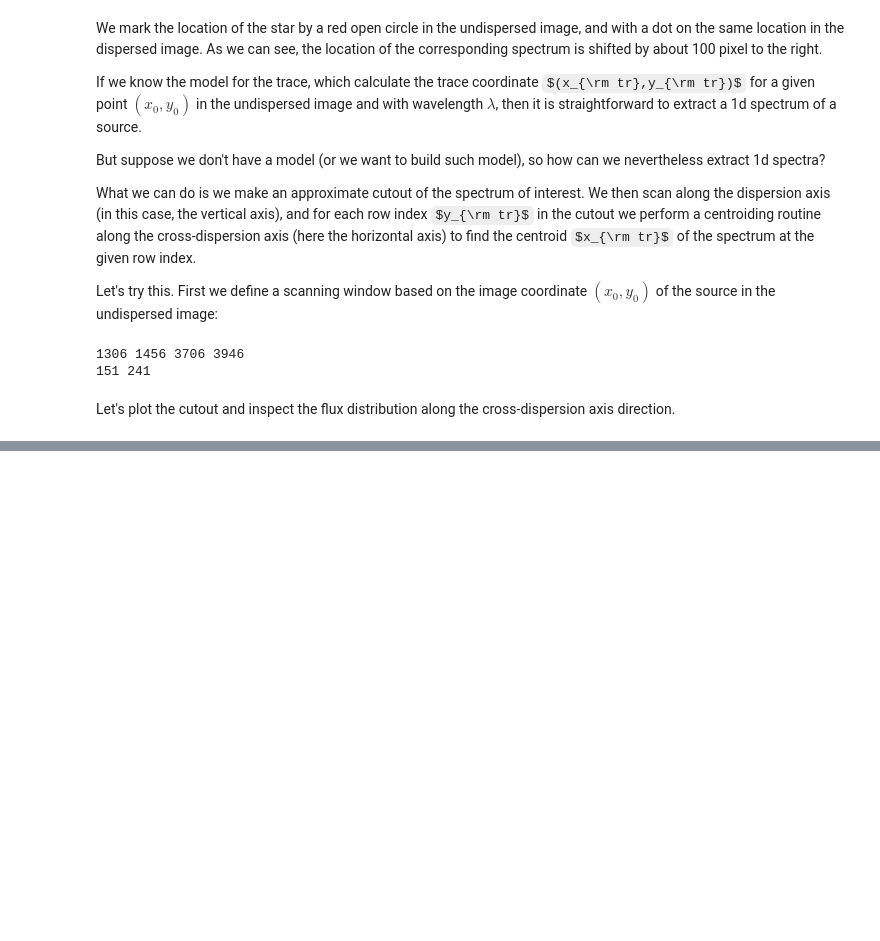
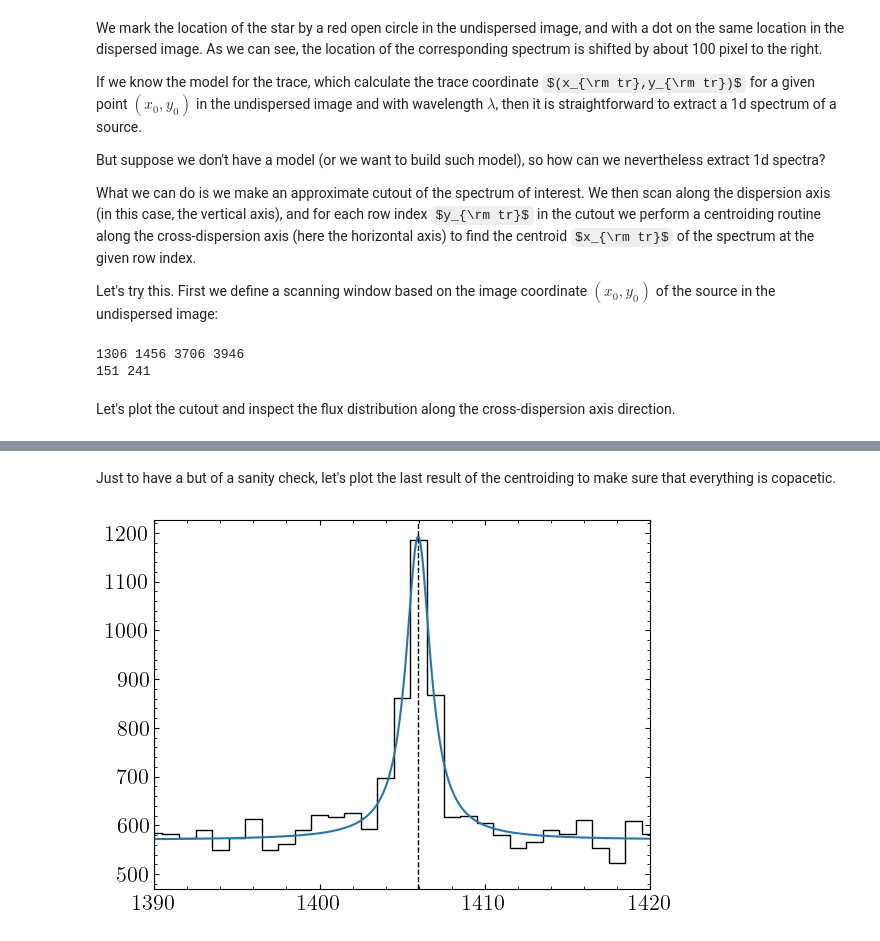
Before and after one commit to sangeetak20/RomanSpectraDataChallenge, a Jupyter notebook: DataChallenge3/prism_demo/prism_1d_spectral_extraction_from_full_detector_images.ipynb, the cells around one changed output, grey strips where cells are left out. Drawn from its saved outputs; the diff is of its cells as text; code cells hidden in the pictures; some formulas as TeX source; blank space fills up the shorter version.

```diff
--- a/DataChallenge3/prism_demo/prism_1d_spectral_extraction_from_full_detector_images.ipynb
+++ b/DataChallenge3/prism_demo/prism_1d_spectral_extraction_from_full_detector_images.ipynb
@@ -402,0 +455,4 @@ for i, y_slice in enumerate(y_slices):
+# %%
+bg_cutout = bg_image.background[y_min:y_max+1, x_min:x_max+1]
+
+bg_upper = bg_image.background_median + 8.0 * bg_image.background_rms_median
@@ -402,0 +597,22 @@ for i, y_slice in enumerate(y_slices):
+# %% [markdown]
+Just to have a but of a sanity check, let's plot the last result of the centroiding to make sure that everything is copacetic.
+# %%
+fig, ax = plt.subplots()
+
+ax.step(x_coords, lsf_plot, where='mid', linewidth=1, color='k')
+
+x_coords_model = np.linspace(x_coords[0], x_coords[-1], 10001, endpoint=True)
+
+ax.plot(x_coords_model, fitted_model(x_coords_model), '-')
+
+ax.axvline(fitted_model[1].x_0.value, linestyle='--', color='k', linewidth=1)
+
+ax.set_xlim(xMin, xMax)
+
+ax.xaxis.set_major_locator(ticker.MultipleLocator(dX))
+ax.xaxis.set_minor_locator(ticker.MultipleLocator(dMX))
+
+ax.yaxis.set_major_locator(ticker.AutoLocator())
+ax.yaxis.set_minor_locator(ticker.AutoMinorLocator())
+# %% [output]
+[figure, added]
```
Also changed, not shown: parts of 15 cells of this notebook.
